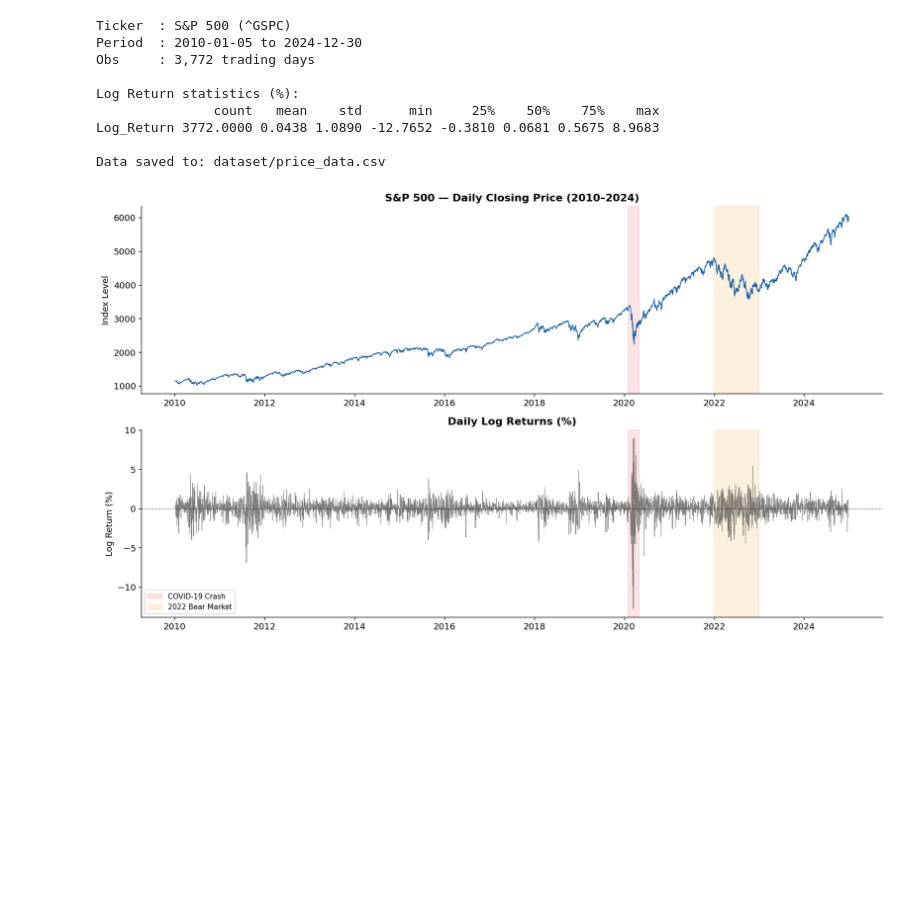
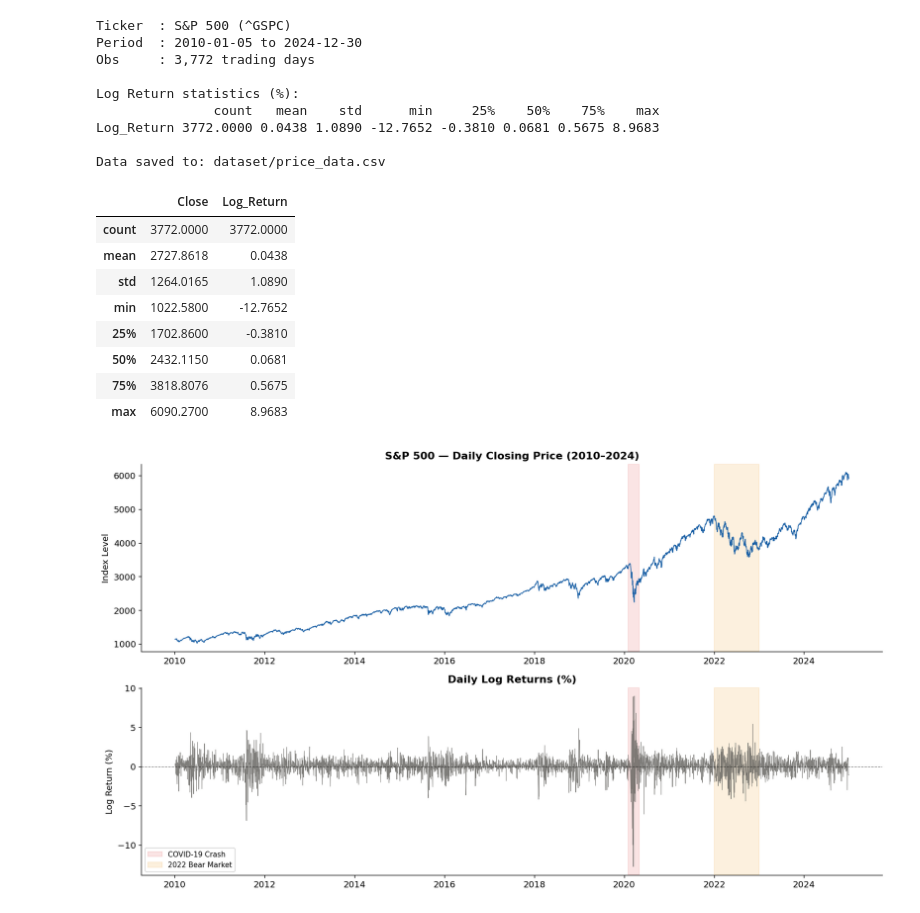
Before and after one commit to NgocHoa04/volatility-forecasting-arima-garch, a Jupyter notebook: volatility_forecasting_VaR.ipynb, the cells around one changed output. Cells and saved outputs as stored; diff of their text form; code cells hidden in the pictures; blank space fills up the shorter version.

```diff
--- a/volatility_forecasting_VaR.ipynb
+++ b/volatility_forecasting_VaR.ipynb
@@ -141,6 +141,19 @@ Log Return statistics (%):
 Log_Return 3772.0000 0.0438 1.0890 -12.7652 -0.3810 0.0681 0.5675 8.9683
 
 Data saved to: dataset/price_data.csv
+# %%
+df = pd.read_csv('dataset/price_data.csv', index_col=0, parse_dates=True)
+df.describe()
+# %% [output]
+|  | Close | Log_Return |
+| count | 3772.0000 | 3772.0000 |
+| mean | 2727.8618 | 0.0438 |
+| std | 1264.0165 | 1.0890 |
+| min | 1022.5800 | -12.7652 |
+| 25% | 1702.8600 | -0.3810 |
+| 50% | 2432.1150 | 0.0681 |
+| 75% | 3818.8076 | 0.5675 |
+| max | 6090.2700 | 8.9683 |
 # %%
 def plot_overview(df):
     """
```
Also changed, not shown: parts of 10 cells of this notebook.
